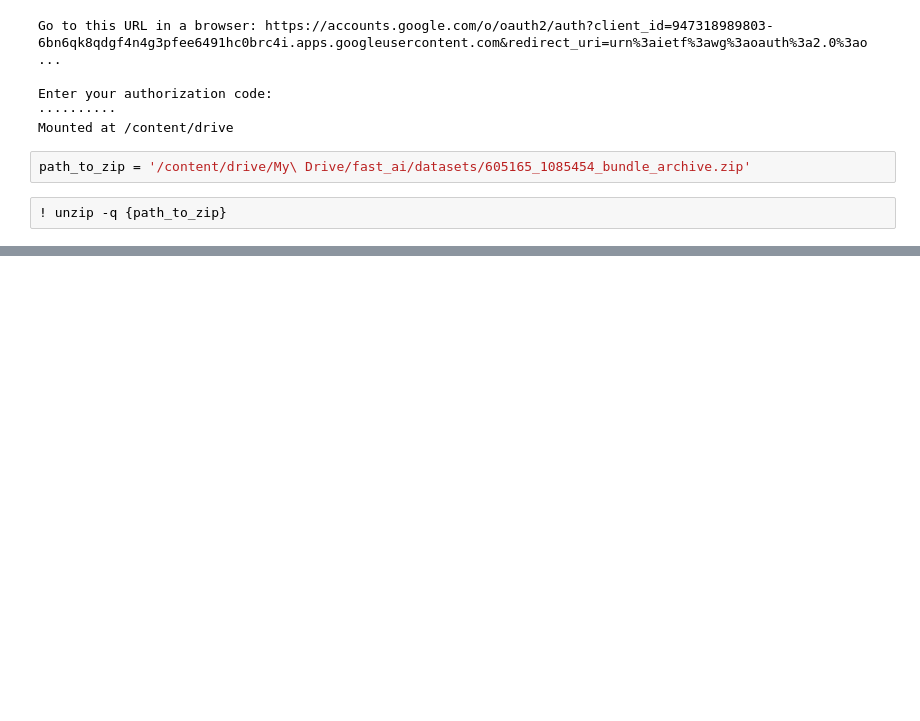
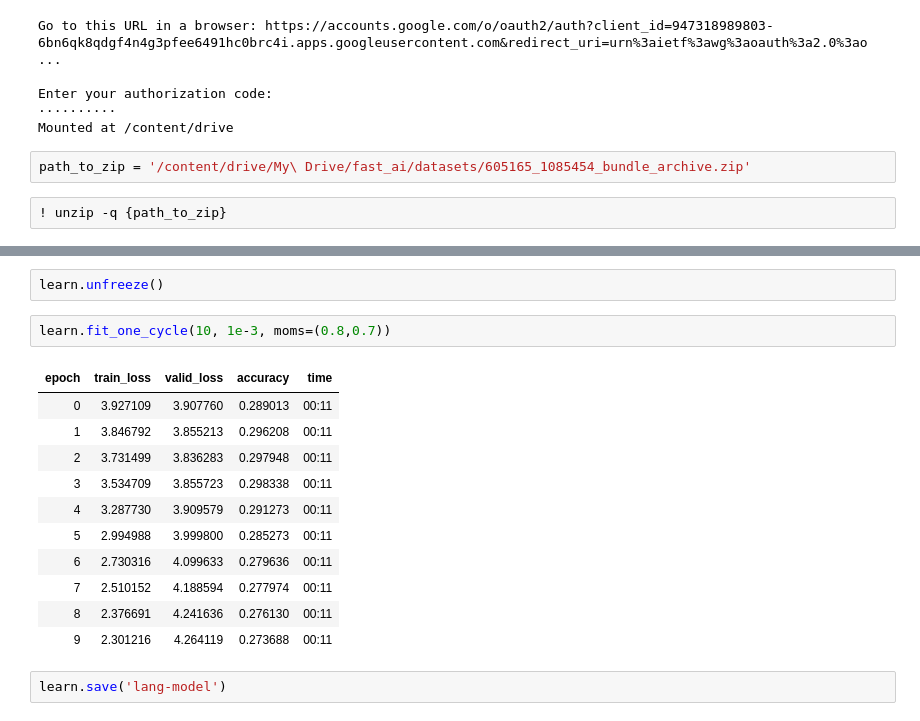
Before and after one commit to Achilles107/emotion-recognition, a Jupyter notebook: emotion_detection.ipynb, the cells around one changed output, grey strips where cells are left out. Saved outputs shown, nothing was run; the diff lists cells and outputs as text; blank space fills up the shorter version.

```diff
--- a/emotion_detection.ipynb
+++ b/emotion_detection.ipynb
@@ -20,0 +141,18 @@ set(labels)
+# %%
+learn.unfreeze()
+# %%
+learn.fit_one_cycle(10, 1e-3, moms=(0.8,0.7))
+# %% [output]
+| epoch | train_loss | valid_loss | accuracy | time |
+| 0 | 3.927109 | 3.907760 | 0.289013 | 00:11 |
+| 1 | 3.846792 | 3.855213 | 0.296208 | 00:11 |
+| 2 | 3.731499 | 3.836283 | 0.297948 | 00:11 |
+| 3 | 3.534709 | 3.855723 | 0.298338 | 00:11 |
+| 4 | 3.287730 | 3.909579 | 0.291273 | 00:11 |
+| 5 | 2.994988 | 3.999800 | 0.285273 | 00:11 |
+| 6 | 2.730316 | 4.099633 | 0.279636 | 00:11 |
+| 7 | 2.510152 | 4.188594 | 0.277974 | 00:11 |
+| 8 | 2.376691 | 4.241636 | 0.276130 | 00:11 |
+| 9 | 2.301216 | 4.264119 | 0.273688 | 00:11 |
+# %%
+learn.save('lang-model')
```
Also changed, not shown: parts of 22 cells of this notebook.
